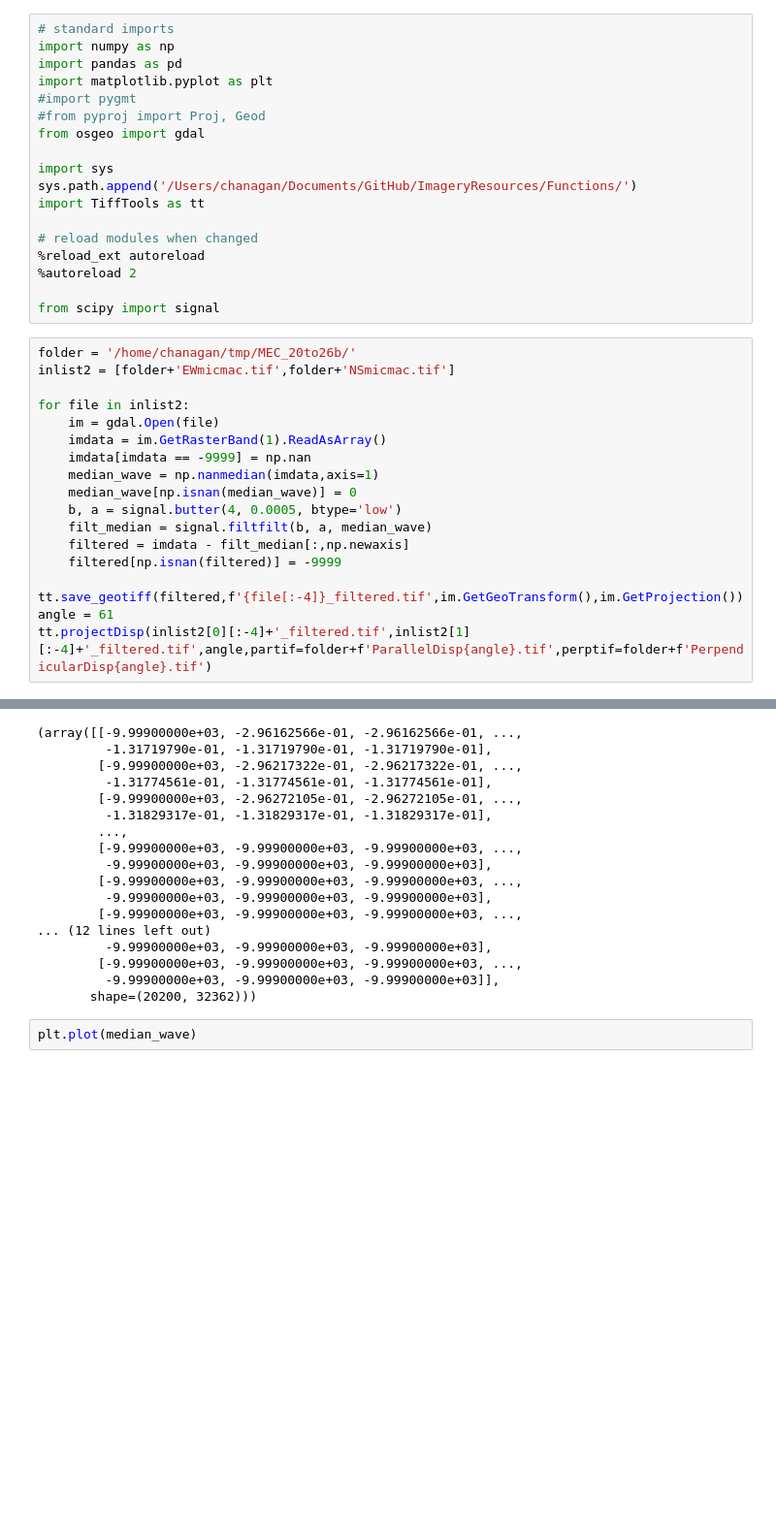
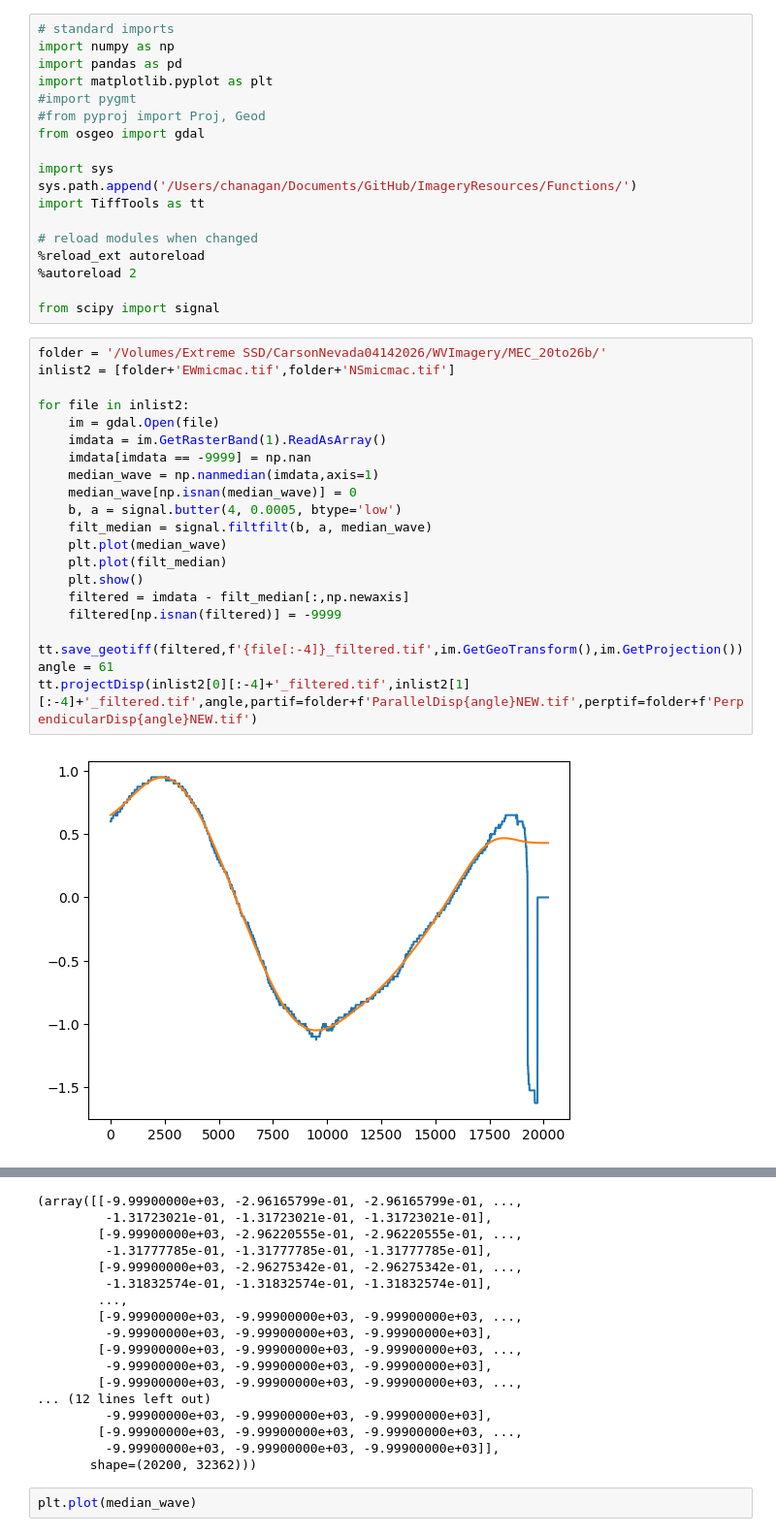
Before and after one commit to cehanagan/ImageryResources, a Jupyter notebook: Notebooks/CarsonNV57_2026April14.ipynb, the cells around one changed output, grey strips where cells are left out. Shown at 97% size. Cells and saved outputs as stored; diff of their text form; blank space fills up the shorter version.

```diff
--- a/Notebooks/CarsonNV57_2026April14.ipynb
+++ b/Notebooks/CarsonNV57_2026April14.ipynb
@@ -244,20 +242,24 @@ import TiffTools as tt
 
 from scipy import signal
 # %%
-folder = '/home/chanagan/tmp/MEC_20to26b/'
+folder = '/Volumes/Extreme SSD/CarsonNevada04142026/WVImagery/MEC_20to26b/'
 inlist2 = [folder+'EWmicmac.tif',folder+'NSmicmac.tif']
 
 for file in inlist2:
     im = gdal.Open(file)
     imdata = im.GetRasterBand(1).ReadAsArray()
     imdata[imdata == -9999] = np.nan
     median_wave = np.nanmedian(imdata,axis=1)
     median_wave[np.isnan(median_wave)] = 0
     b, a = signal.butter(4, 0.0005, btype='low')
     filt_median = signal.filtfilt(b, a, median_wave)
+    plt.plot(median_wave)
+    plt.plot(filt_median)
+    plt.show()
     filtered = imdata - filt_median[:,np.newaxis]
     filtered[np.isnan(filtered)] = -9999
     tt.save_geotiff(filtered,f'{file[:-4]}_filtered.tif',im.GetGeoTransform(),im.GetProjection())
 angle = 61
-tt.projectDisp(inlist2[0][:-4]+'_filtered.tif',inlist2[1][:-4]+'_filtered.tif',angle,partif=folder+f'ParallelDisp{angle}.tif',perptif=folder+f'PerpendicularDisp{angle}.tif')
+tt.projectDisp(inlist2[0][:-4]+'_filtered.tif',inlist2[1][:-4]+'_filtered.tif',angle,partif=folder+f'ParallelDisp{angle}NEW.tif',perptif=folder+f'PerpendicularDisp{angle}NEW.tif')
 # %% [output]
+[figure, added]
@@ -264,9 +267,9 @@ tt.projectDisp(inlist2[0][:-4]+'_filtered.tif',inlist2[1][:-4]+'_filtered.tif',a
-(array([[-9.99900000e+03, -2.96162566e-01, -2.96162566e-01, ...,
-         -1.31719790e-01, -1.31719790e-01, -1.31719790e-01],
-        [-9.99900000e+03, -2.96217322e-01, -2.96217322e-01, ...,
-         -1.31774561e-01, -1.31774561e-01, -1.31774561e-01],
-        [-9.99900000e+03, -2.96272105e-01, -2.96272105e-01, ...,
-         -1.31829317e-01, -1.31829317e-01, -1.31829317e-01],
+(array([[-9.99900000e+03, -2.96165799e-01, -2.96165799e-01, ...,
+         -1.31723021e-01, -1.31723021e-01, -1.31723021e-01],
+        [-9.99900000e+03, -2.96220555e-01, -2.96220555e-01, ...,
+         -1.31777785e-01, -1.31777785e-01, -1.31777785e-01],
+        [-9.99900000e+03, -2.96275342e-01, -2.96275342e-01, ...,
+         -1.31832574e-01, -1.31832574e-01, -1.31832574e-01],
         ...,
         [-9.99900000e+03, -9.99900000e+03, -9.99900000e+03, ...,
          -9.99900000e+03, -9.99900000e+03, -9.99900000e+03],
```
Also changed, not shown: parts of 2 cells of this notebook, 8 other files.
